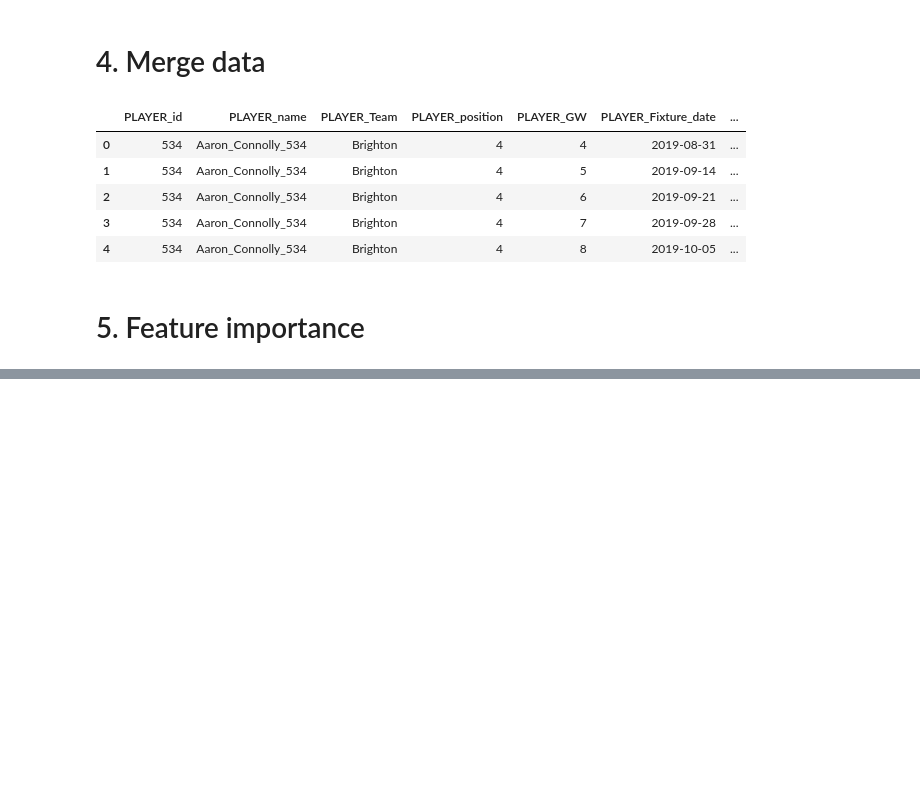
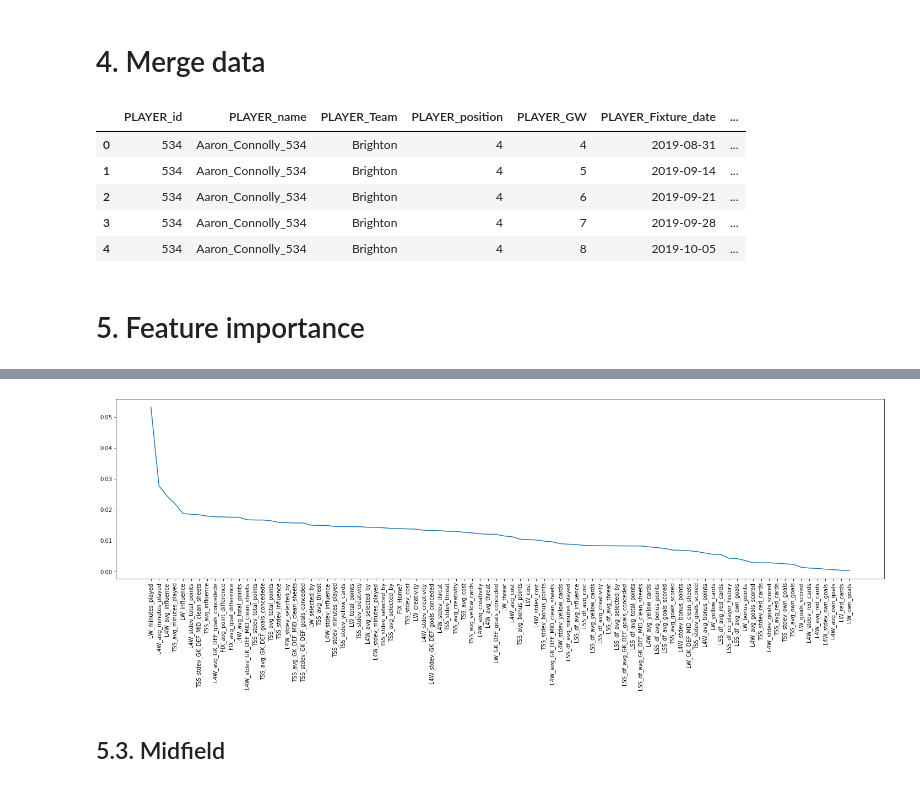
Before and after one commit to calumthompson/Cals-Fantasy-football, a Jupyter notebook: Feature selection.ipynb, the cells around one changed output, grey strips where cells are left out. Saved outputs shown, nothing was run; the diff lists cells and outputs as text; code cells hidden in the pictures; blank space fills up the shorter version.

```diff
--- a/Feature selection.ipynb
+++ b/Feature selection.ipynb
@@ -675,0 +679,9 @@ dtype: int64
+# %%
+historic_df_FOR = historic_df_FOR.drop(columns = [c for c in historic_df_FOR.columns if "clean" in c])
+historic_df_FOR = historic_df_FOR.drop(columns = [c for c in historic_df_FOR.columns if "conceded" in c])
+historic_df_FOR = historic_df_FOR.drop(columns = [c for c in historic_df_FOR.columns if "save" in c])
+
+historic_df_MID = historic_df_MID.drop(columns = [c for c in historic_df_MID.columns if "conceded" in c])
+historic_df_MID = historic_df_MID.drop(columns = [c for c in historic_df_MID.columns if "save" in c])
+
+historic_df_DEF = historic_df_DEF.drop(columns = [c for c in historic_df_DEF.columns if "save" in c])
@@ -675,0 +708,18 @@ dtype: int64
+# %%
+X = historic_df_DEF[[c for c in historic_df_DEF.columns if str.startswith(c, ('FIX','LW','L4W','TSS','LSS'))]]
+y = historic_df_DEF['TARGET_total_points']
+# %%
+model = ExtraTreesClassifier()
+model.fit(X,y)
+
+feat_importances = pd.Series(model.feature_importances_, index=X.columns)
+
+#plot graph of feature importances for better visualization
+plt.figure(figsize = [25,6])
+plt.plot(feat_importances.sort_values(ascending = False))
+plt.xticks(rotation=90)
+plt.show()
+# %% [output]
+[figure, added]
+# %% [markdown]
+## 5.3. Midfield
```
Also changed, not shown: parts of 18 cells of this notebook, 3 other files.
